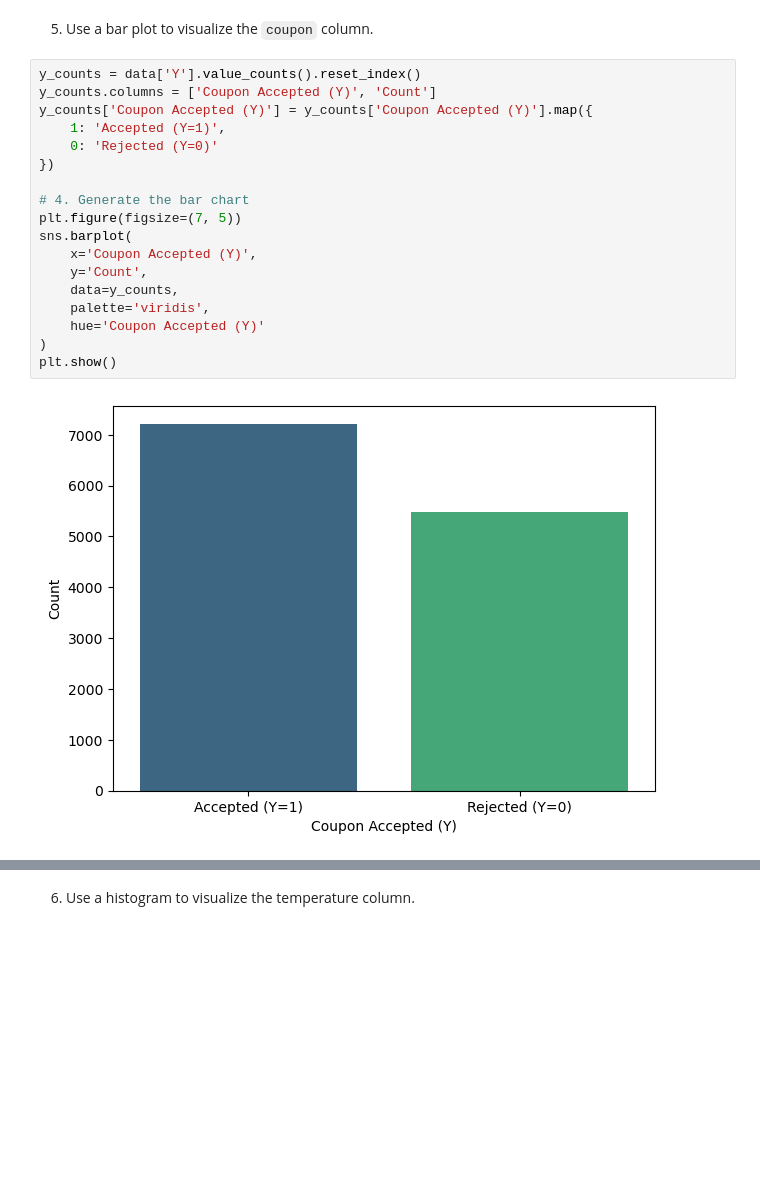
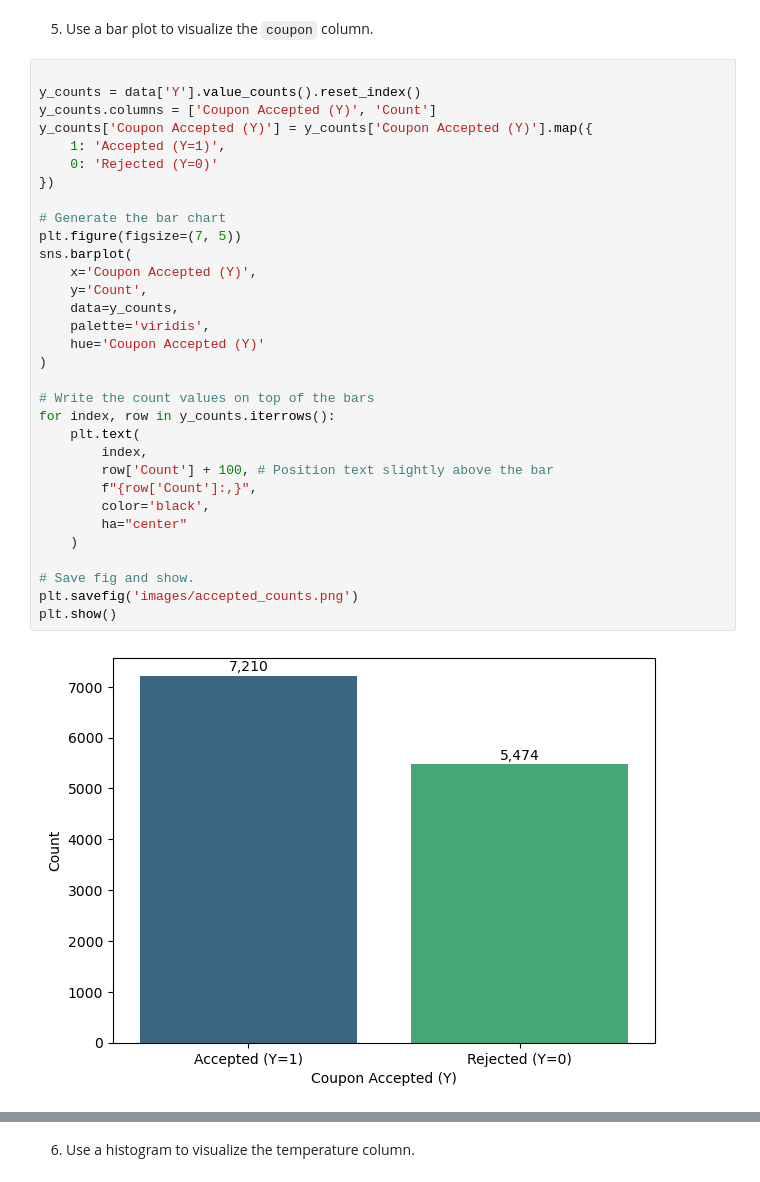
Before and after one commit to karthikmurs/coupon_analyzer, a Jupyter notebook: prompt.ipynb, the cells around one changed output, grey strips where cells are left out. Drawn from its saved outputs; the diff is of its cells as text; blank space fills up the shorter version.

Commit message:
Minor tweaks to code and added new images for plots

```diff
--- a/prompt.ipynb
+++ b/prompt.ipynb
@@ -178,22 +167,36 @@ np.float64(0.5684326710816777)
 # %% [markdown]
 5. Use a bar plot to visualize the `coupon` column.
 # %%
+
 y_counts = data['Y'].value_counts().reset_index()
 y_counts.columns = ['Coupon Accepted (Y)', 'Count']
 y_counts['Coupon Accepted (Y)'] = y_counts['Coupon Accepted (Y)'].map({
     1: 'Accepted (Y=1)',
     0: 'Rejected (Y=0)'
 })
 
-# 4. Generate the bar chart
+# Generate the bar chart
 plt.figure(figsize=(7, 5))
 sns.barplot(
     x='Coupon Accepted (Y)',
     y='Count',
     data=y_counts,
     palette='viridis',
     hue='Coupon Accepted (Y)'
 )
+
+# Write the count values on top of the bars
+for index, row in y_counts.iterrows():
+    plt.text(
+        index,
+        row['Count'] + 100, # Position text slightly above the bar
+        f"{row['Count']:,}",
+        color='black',
+        ha="center"
+    )
+
+# Save fig and show.
+plt.savefig('images/accepted_counts.png')
 plt.show()
 # %% [output]
-[figure, old version]
+[figure, new version]
```
Also changed, not shown: parts of 8 cells of this notebook, 3 other files.
